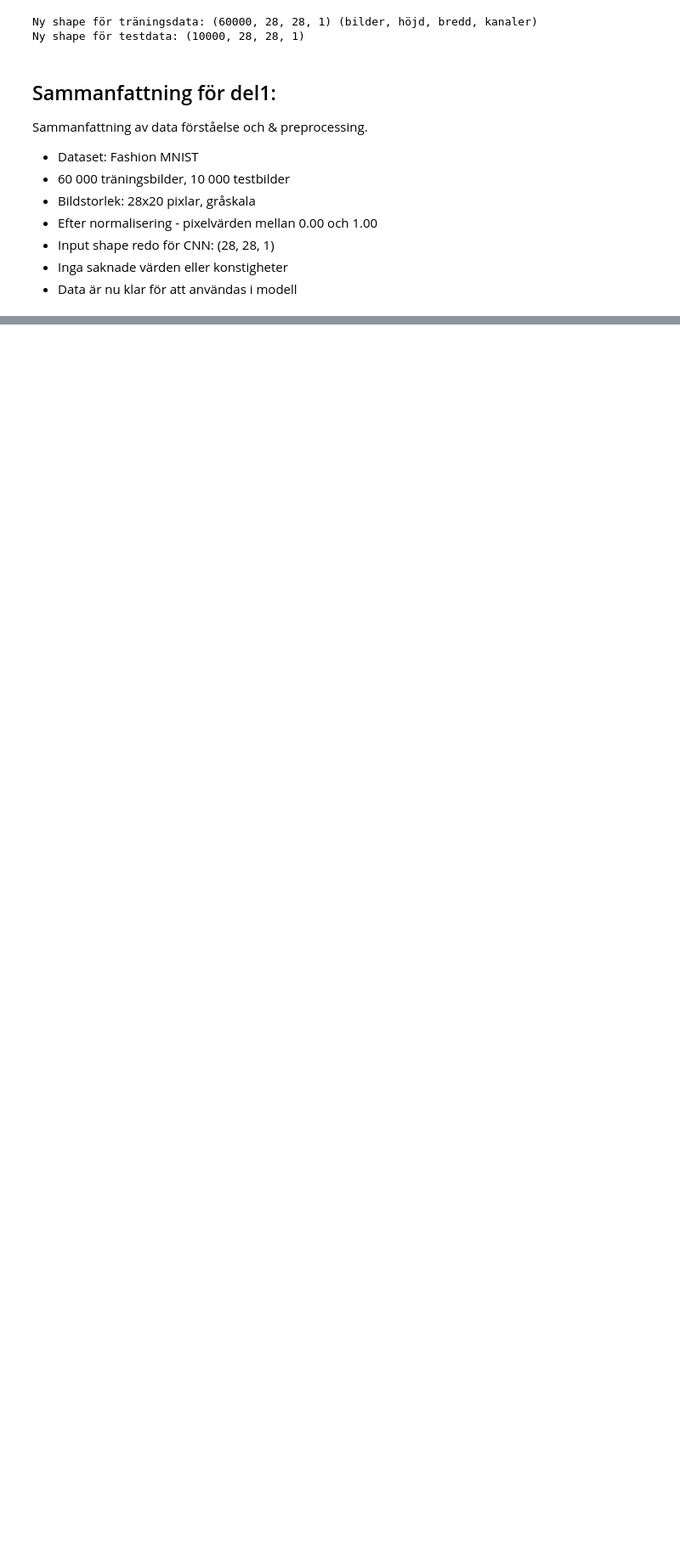
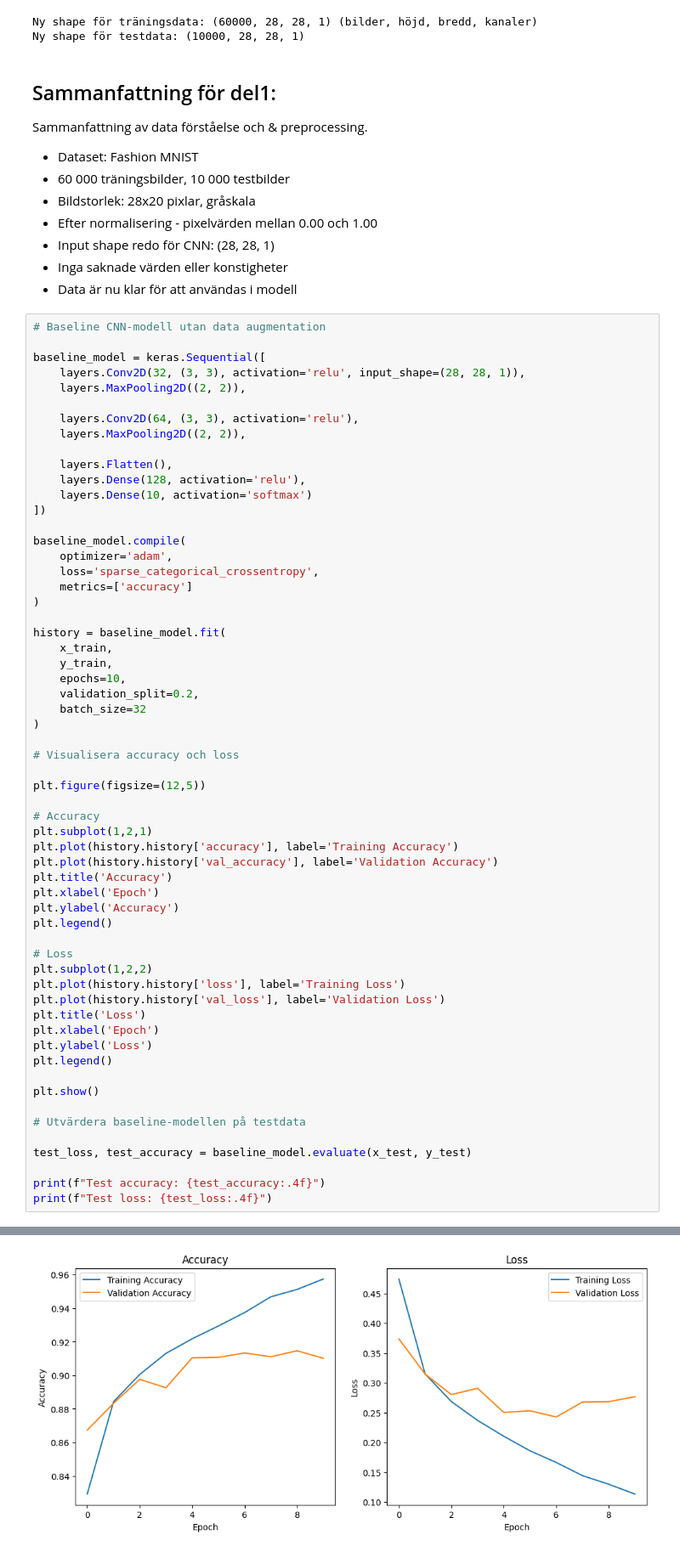
Before and after one commit to elzacapar/DL-grupp5-augmentation, a Jupyter notebook: notebook/fashion_mnist_data_augmentation.ipynb, the cells around one changed output, grey strips where cells are left out. Shown at 85% size. Cells and saved outputs as stored; diff of their text form; blank space fills up the shorter version.

Commit message:
Fix baseline CNN work

```diff
--- a/notebook/fashion_mnist_data_augmentation.ipynb
+++ b/notebook/fashion_mnist_data_augmentation.ipynb
@@ -121,3 +121,63 @@ Sammanfattning av data förståelse och & preprocessing.
 - Input shape redo för CNN: (28, 28, 1)
 - Inga saknade värden eller konstigheter
 - Data är nu klar för att användas i modell
+# %%
+# Baseline CNN-modell utan data augmentation
+
+baseline_model = keras.Sequential([
+    layers.Conv2D(32, (3, 3), activation='relu', input_shape=(28, 28, 1)),
+    layers.MaxPooling2D((2, 2)),
+
+    layers.Conv2D(64, (3, 3), activation='relu'),
+    layers.MaxPooling2D((2, 2)),
+
+    layers.Flatten(),
+    layers.Dense(128, activation='relu'),
+    layers.Dense(10, activation='softmax')
+])
+
+baseline_model.compile(
+    optimizer='adam',
+    loss='sparse_categorical_crossentropy',
+    metrics=['accuracy']
+)
+
+history = baseline_model.fit(
+    x_train,
+    y_train,
+    epochs=10,
+    validation_split=0.2,
+    batch_size=32
+)
+
+# Visualisera accuracy och loss
+
+plt.figure(figsize=(12,5))
+
+# Accuracy
+plt.subplot(1,2,1)
+plt.plot(history.history['accuracy'], label='Training Accuracy')
+plt.plot(history.history['val_accuracy'], label='Validation Accuracy')
+plt.title('Accuracy')
+plt.xlabel('Epoch')
+plt.ylabel('Accuracy')
+plt.legend()
+
+# Loss
+plt.subplot(1,2,2)
+plt.plot(history.history['loss'], label='Training Loss')
+plt.plot(history.history['val_loss'], label='Validation Loss')
+plt.title('Loss')
+plt.xlabel('Epoch')
+plt.ylabel('Loss')
+plt.legend()
+
+plt.show()
+
+# Utvärdera baseline-modellen på testdata
+
+test_loss, test_accuracy = baseline_model.evaluate(x_test, y_test)
+
+print(f"Test accuracy: {test_accuracy:.4f}")
+print(f"Test loss: {test_loss:.4f}")
+# %% [output]
@@ -123,0 +205 @@ Sammanfattning av data förståelse och & preprocessing.
+[figure, added]
```
Also changed, not shown: parts of 1 cell of this notebook.
